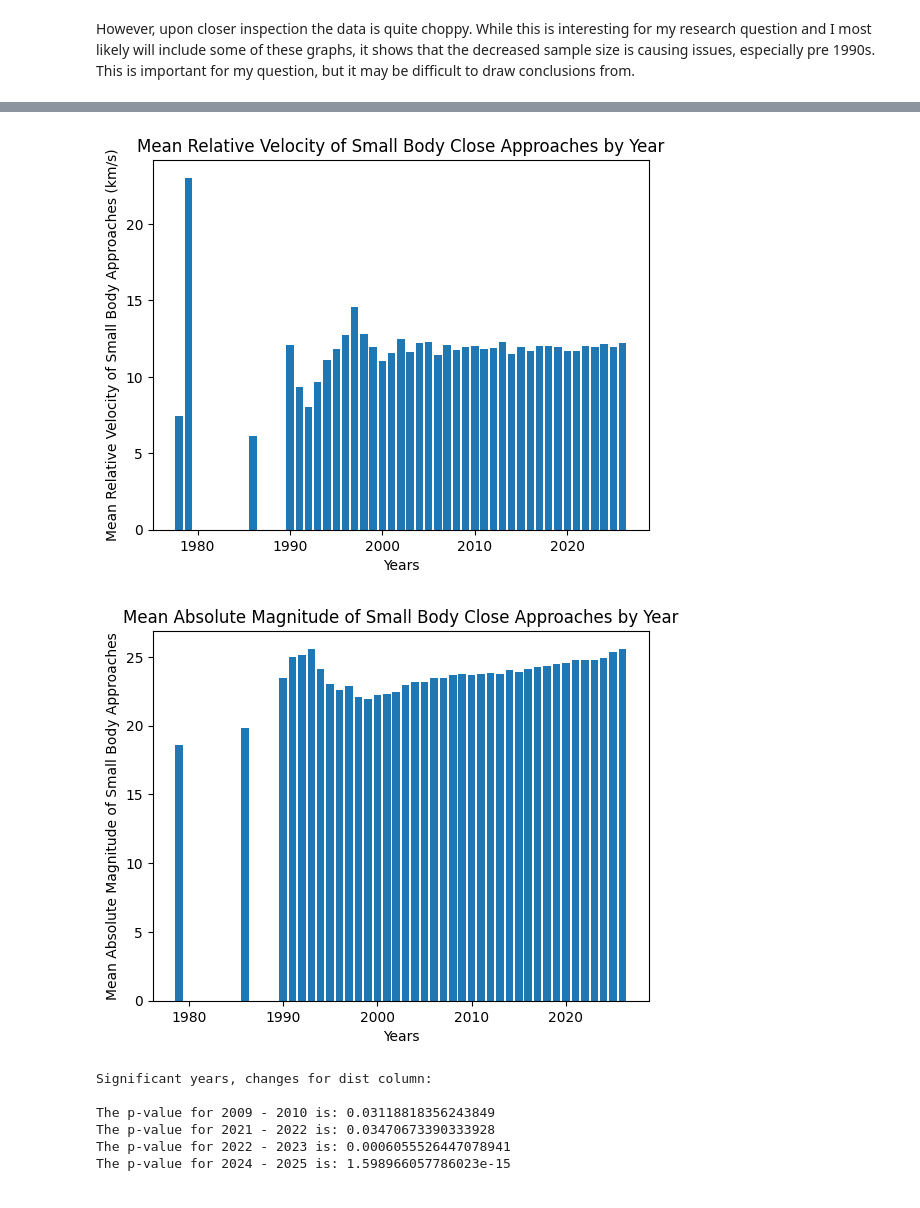
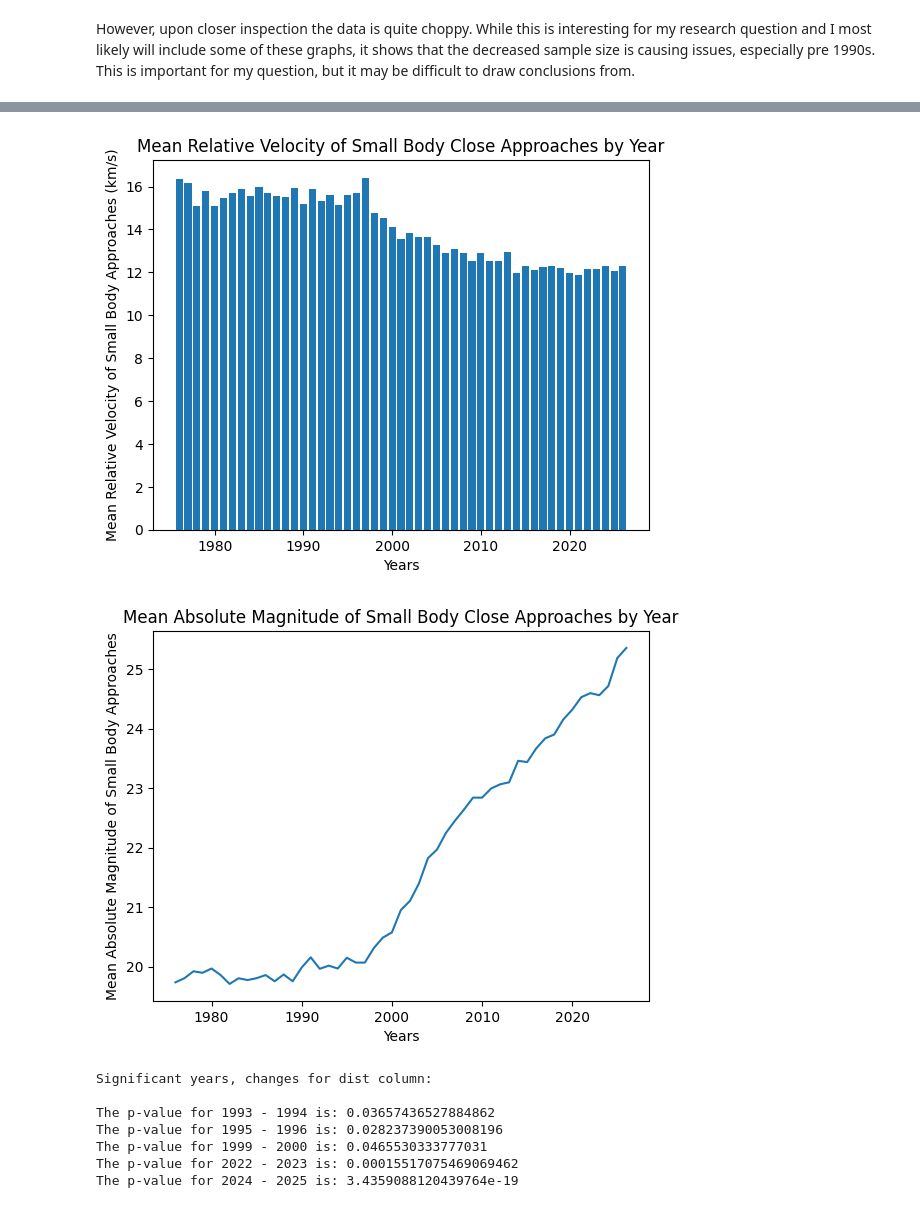
Before and after one commit to benteMarij/DSRP-Small-Body-Close-Approaches-BMdZ, a Jupyter notebook: BMdZ_DSRP_Colab_Small_Body_Close_Approaches.ipynb, the cells around one changed output, grey strips where cells are left out. Drawn from its saved outputs; the diff is of its cells as text; code cells hidden in the pictures.

```diff
--- a/BMdZ_DSRP_Colab_Small_Body_Close_Approaches.ipynb
+++ b/BMdZ_DSRP_Colab_Small_Body_Close_Approaches.ipynb
@@ -648,6 +648,8 @@ for body in df['des']:
   if (df.iloc[index, 10] == 'prov'):
     if (int((df.iloc[index, 0])[0:4]) <= df.iloc[index, 2]):
       addList.append(index)
+  else:
+    addList.append(index)
   index = index + 1
 dfFiltered = df.iloc[addList]
 # %%
@@ -747,20 +745,20 @@ plt.ylabel('Mean Relative Velocity of Small Body Approaches (km/s)')
 
 plt.show()
 # %% [output]
-[figure, old version]
+[figure, new version]
 # %%
 yearH = []
 for group in yrs:
   yearH.append(((dfFiltered[dfFiltered['year'] == group])['h']).mean())
 
-plt.bar(yrs, yearH)
+plt.plot(yrs, yearH)
 plt.title('Mean Absolute Magnitude of Small Body Close Approaches by Year')
 plt.xlabel('Years')
 plt.ylabel('Mean Absolute Magnitude of Small Body Approaches')
 
 plt.show()
 # %% [output]
-[figure, old version]
+[figure, new version]
 # %%
 print('Significant years, changes for dist column: \n')
 
@@ -779,10 +777,11 @@ while index < (dfFiltered['year'].max()):
 # %% [output]
 Significant years, changes for dist column:
 
-The p-value for 2009 - 2010 is: 0.03118818356243849
-The p-value for 2021 - 2022 is: 0.03470673390333928
-The p-value for 2022 - 2023 is: 0.0006055526447078941
-The p-value for 2024 - 2025 is: 1.598966057786023e-15
+The p-value for 1993 - 1994 is: 0.03657436527884862
+The p-value for 1995 - 1996 is: 0.028237390053008196
+The p-value for 1999 - 2000 is: 0.0465530333777031
+The p-value for 2022 - 2023 is: 0.00015517075469069462
+The p-value for 2024 - 2025 is: 3.4359088120439764e-19
 # %%
 print('Significant years, changes for v_rel column: \n')
 
```
Also changed, not shown: parts of 6 cells of this notebook.
